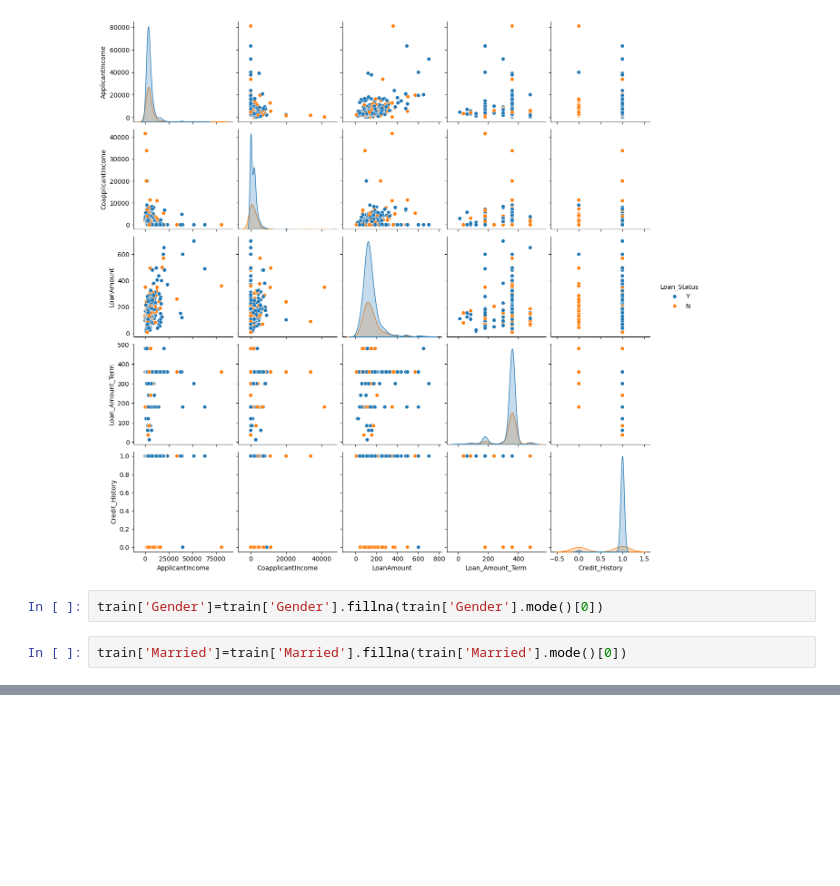
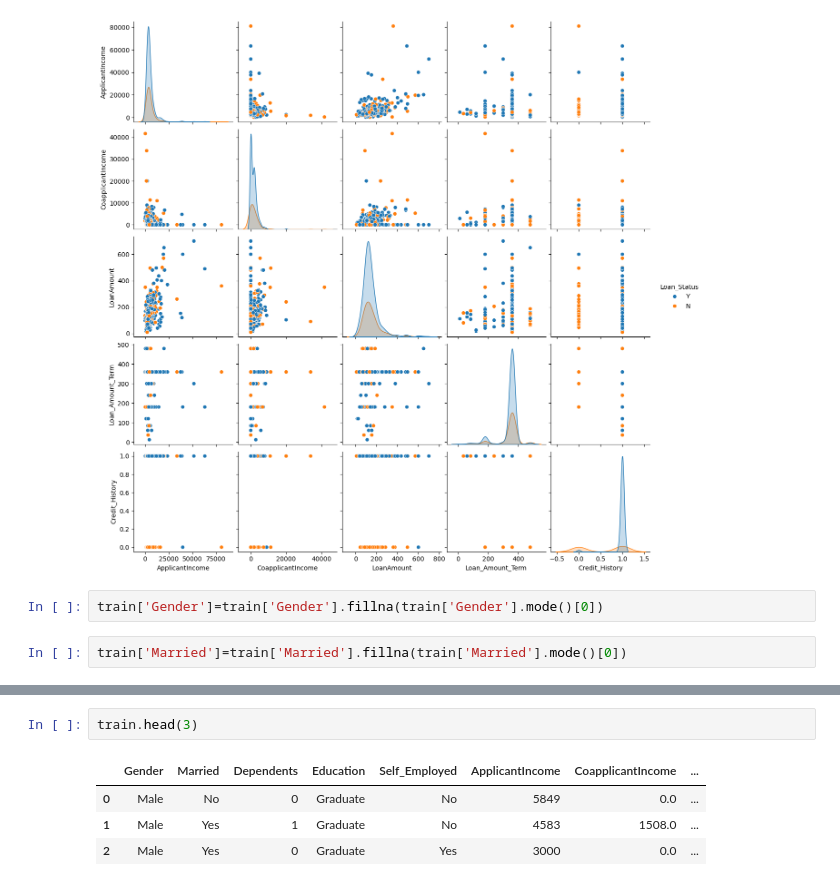
Before and after one commit to DevunuriSrinidhi/ASS-2, a Jupyter notebook: Loan_prediction.ipynb, the cells around one changed output, grey strips where cells are left out. Saved outputs shown, nothing was run; the diff lists cells and outputs as text; blank space fills up the shorter version.

```diff
--- a/Loan_prediction.ipynb
+++ b/Loan_prediction.ipynb
@@ -139,0 +149,7 @@ train['Married']=train['Married'].fillna(train['Married'].mode()[0])
+# %%
+train.head(3)
+# %% [output]
+|  | Gender | Married | Dependents | Education | Self_Employed | ApplicantIncome | CoapplicantIncome | ... |
+| 0 | Male | No | 0 | Graduate | No | 5849 | 0.0 | ... |
+| 1 | Male | Yes | 1 | Graduate | No | 4583 | 1508.0 | ... |
+| 2 | Male | Yes | 0 | Graduate | Yes | 3000 | 0.0 | ... |
```
Also changed, not shown: parts of 1 cell of this notebook.
